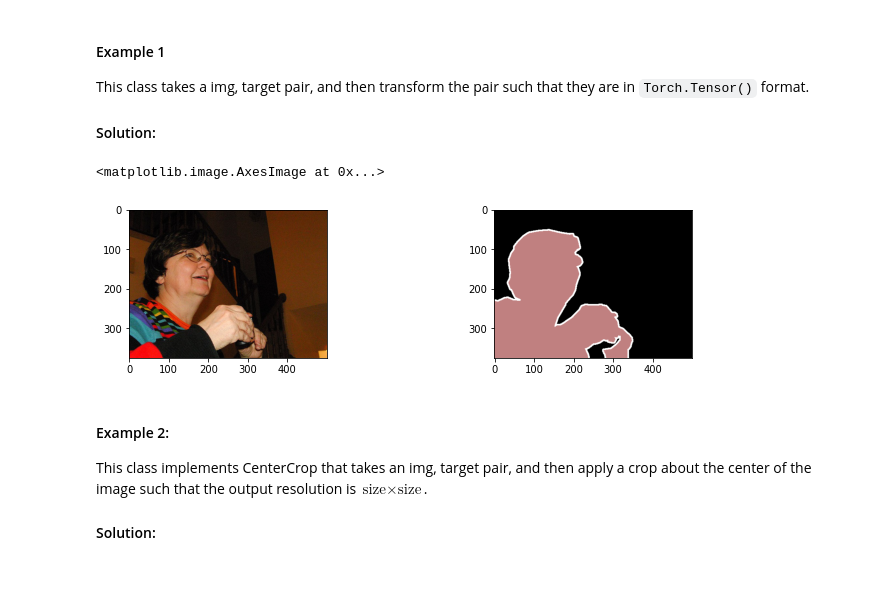
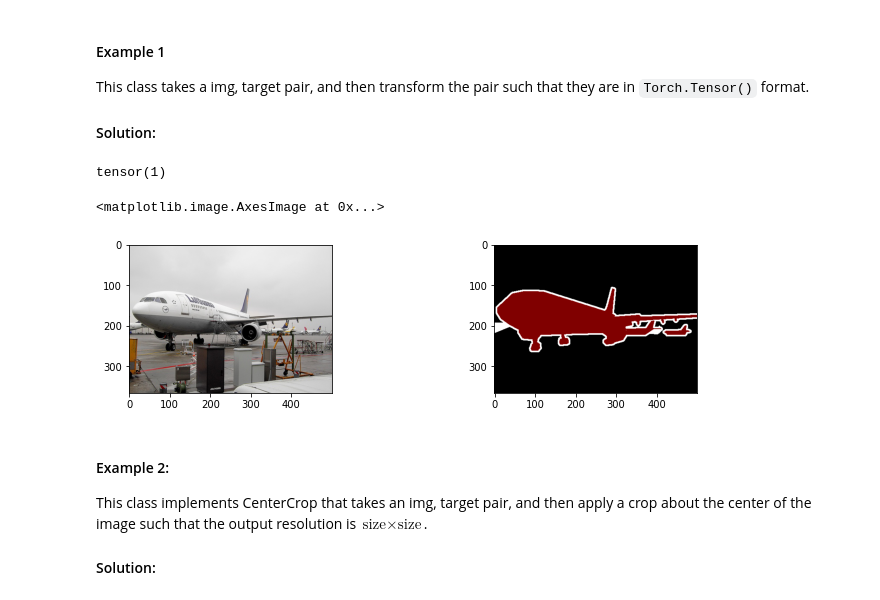
Before and after one commit to ArjunNarayan2066/Test, a Jupyter notebook: MySemanticSegmentation_student.ipynb, the cells around one changed output. Drawn from its saved outputs; the diff is of its cells as text; code cells hidden in the pictures.

```diff
--- a/MySemanticSegmentation_student.ipynb
+++ b/MySemanticSegmentation_student.ipynb
@@ -121,10 +123,8 @@ DATASET_PATH = 'drive/My Drive/cs484/dataset'
 # Here, we obtain and visualize one sample (img, target) pair from VOC training dataset and one from validation dataset.
 # Note that operator [...] extracts the sample corresponding to the specified index.
 # Also, note the parameter download = True. Set this to False after you download to save time on later runs.
-print(exists(DATASET_PATH))
-# print("Downloading: {}".format(download))
 sample1 = VOCSegmentation(DATASET_PATH, image_set='train', download = False)[200]
-sample2 = VOCSegmentation(DATASET_PATH, image_set='val')[20]
+sample2 = VOCSegmentation(DATASET_PATH, image_set='val')[0]
 
 # We demonstrate two different (equivalent) ways to access image and target inside the samples.
 img1, target1 = sample1
@@ -179,15 +179,17 @@ class JointToTensor(object):
 # %%
 # Check the transform by passing the image-target sample.
 
-img, target = JointToTensor()(*sample1)
+img, target = JointToTensor()(*sample2)
+print(target[target!=255].max())
 fig = plt.figure(figsize=(12,6))
 ax1 = fig.add_subplot(2,2,1)
 ax1.imshow(img.permute(1,2,0))
 ax2 = fig.add_subplot(2,2,2)
 ax2.imshow(colorize_mask(target.numpy()))
 # %% [output]
-<matplotlib.image.AxesImage at 0x...>
+tensor(1)
+<matplotlib.image.AxesImage at 0x...>
-[figure, old version]
+[figure, new version]
 # %% [markdown]
 #### Example 2:
 
```
Also changed, not shown: parts of 24 cells of this notebook.
